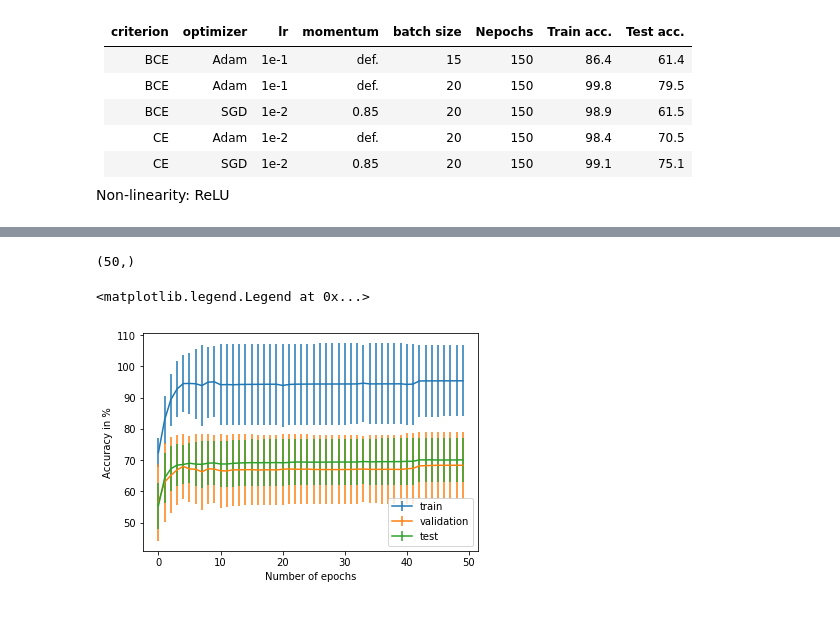
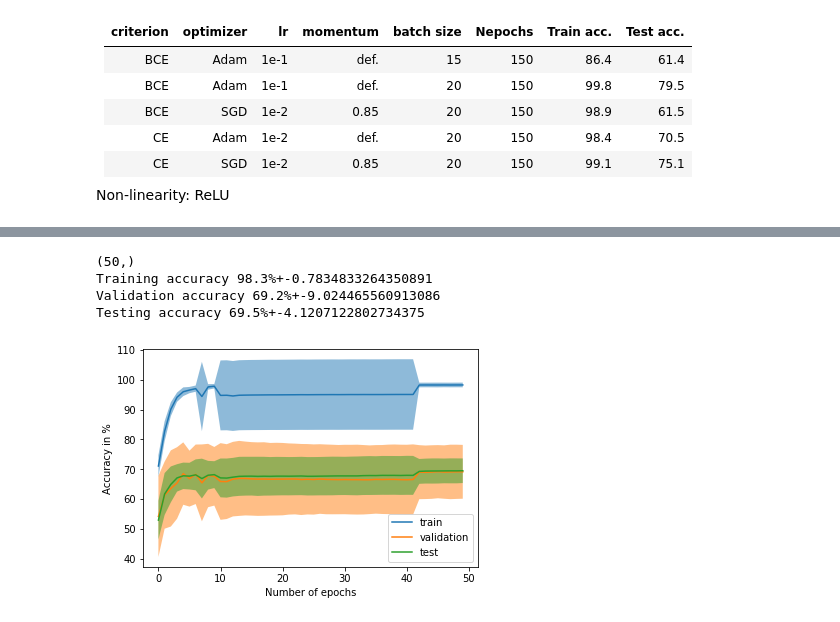
Before and after one commit to HongChen1995/DeepLearning2018, a Jupyter notebook: MiniProject1/Python Code/DC-conv2D-100Hz-window-CNN_2-No window-Adam-elu.ipynb, the cells around one changed output, grey strips where cells are left out. Drawn from its saved outputs; the diff is of its cells as text; code cells hidden in the pictures.

```diff
--- a/MiniProject1/Python Code/DC-conv2D-100Hz-window-CNN_2-No window-Adam-elu.ipynb
+++ b/MiniProject1/Python Code/DC-conv2D-100Hz-window-CNN_2-No window-Adam-elu.ipynb
@@ -286,26 +286,39 @@ for i_rep in range(Nrep):
 # %%
 train_accuracy = 100*(Ntrain-np.array(train_errors))/Ntrain
 val_accuracy = 100*(Nvalidation-np.array(validation_errors))/Nvalidation
 test_accuracy = 100*(Ntest-np.array(test_errors))/Ntest
 
 stddev_train_errors = np.std(train_accuracy, axis=0)
 stddev_val_errors = np.std(val_accuracy, axis=0)
 stddev_test_errors = np.std(test_accuracy, axis=0)
 
 mean_train_errors = np.mean(train_accuracy, axis=0)
 mean_val_errors = np.mean(val_accuracy, axis=0)
 mean_test_errors = np.mean(test_accuracy, axis=0)
 
 epoch = list(range(50))
 print(stddev_train_errors.shape)
 
-plt.errorbar(epoch, mean_train_errors, stddev_train_errors)
-plt.errorbar(epoch, mean_val_errors, stddev_val_errors)
-plt.errorbar(epoch, mean_test_errors, stddev_test_errors)
+#plt.errorbar(epoch, mean_train_errors, stddev_train_errors)
+#plt.errorbar(epoch, mean_val_errors, stddev_val_errors)
+#plt.errorbar(epoch, mean_test_errors, stddev_test_errors)
+
+plt.plot(epoch, mean_train_errors)
+plt.plot(epoch, mean_val_errors)
+plt.plot(epoch, mean_test_errors)
+plt.fill_between(epoch, mean_train_errors+stddev_train_errors, mean_train_errors-stddev_train_errors, alpha=0.5)
+plt.fill_between(epoch, mean_val_errors+stddev_val_errors, mean_val_errors-stddev_val_errors, alpha=0.5)
+plt.fill_between(epoch, mean_test_errors+stddev_test_errors, mean_test_errors-stddev_test_errors, alpha=0.5)
 plt.xlabel('Number of epochs')
 plt.ylabel('Accuracy in %')
 plt.legend(['train', 'validation', 'test'])
+
+print("Training accuracy {:4.3g}%+-{}".format(mean_train_errors[-1], stddev_train_errors[-1]))
+print("Validation accuracy {:4.3g}%+-{}".format(mean_val_errors[-1], stddev_val_errors[-1]))
+print("Testing accuracy {:4.3g}%+-{}".format(mean_test_errors[-1], stddev_test_errors[-1]))
 # %% [output]
 (50,)
+Training accuracy 98.3%+-0.7834833264350891
+Validation accuracy 69.2%+-9.024465560913086
+Testing accuracy 69.5%+-4.1207122802734375
-<matplotlib.legend.Legend at 0x...>
-[figure, old version]
+[figure, new version]
```
Also changed, not shown: parts of 3 cells of this notebook, 26 other files.
